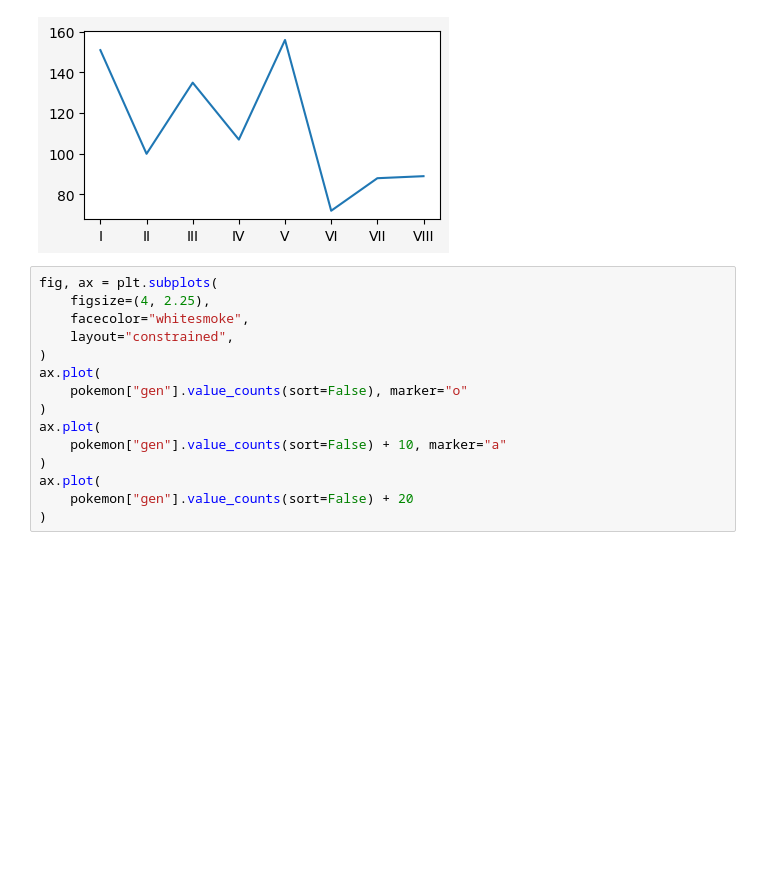
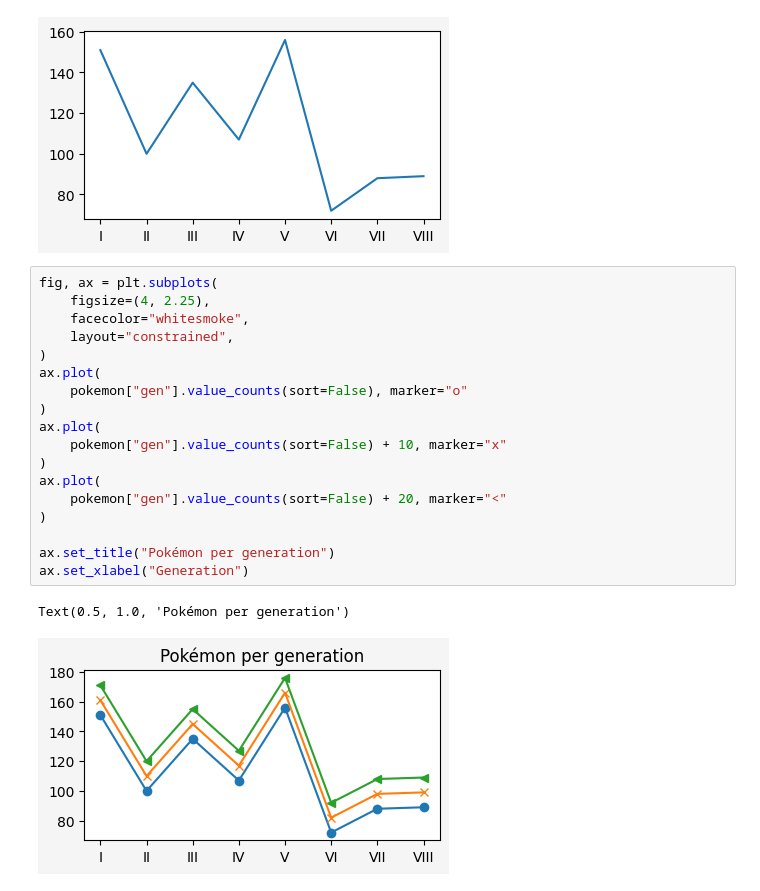
Before and after one commit to mathspp/20240510-webinar-pandas-matplotlib, a Jupyter notebook: webinar.ipynb, the cells around one changed output. Drawn from its saved outputs; the diff is of its cells as text; blank space fills up the shorter version.

```diff
--- a/webinar.ipynb
+++ b/webinar.ipynb
@@ -736,15 +736,21 @@ ax.plot(
 # %%
 fig, ax = plt.subplots(
     figsize=(4, 2.25),
     facecolor="whitesmoke",
     layout="constrained",
 )
 ax.plot(
     pokemon["gen"].value_counts(sort=False), marker="o"
 )
 ax.plot(
-    pokemon["gen"].value_counts(sort=False) + 10, marker="a"
+    pokemon["gen"].value_counts(sort=False) + 10, marker="x"
 )
 ax.plot(
-    pokemon["gen"].value_counts(sort=False) + 20
+    pokemon["gen"].value_counts(sort=False) + 20, marker="<"
 )
+
+ax.set_title("Pokémon per generation")
+ax.set_xlabel("Generation")
+# %% [output]
+Text(0.5, 1.0, 'Pokémon per generation')
+[figure, added]
```
